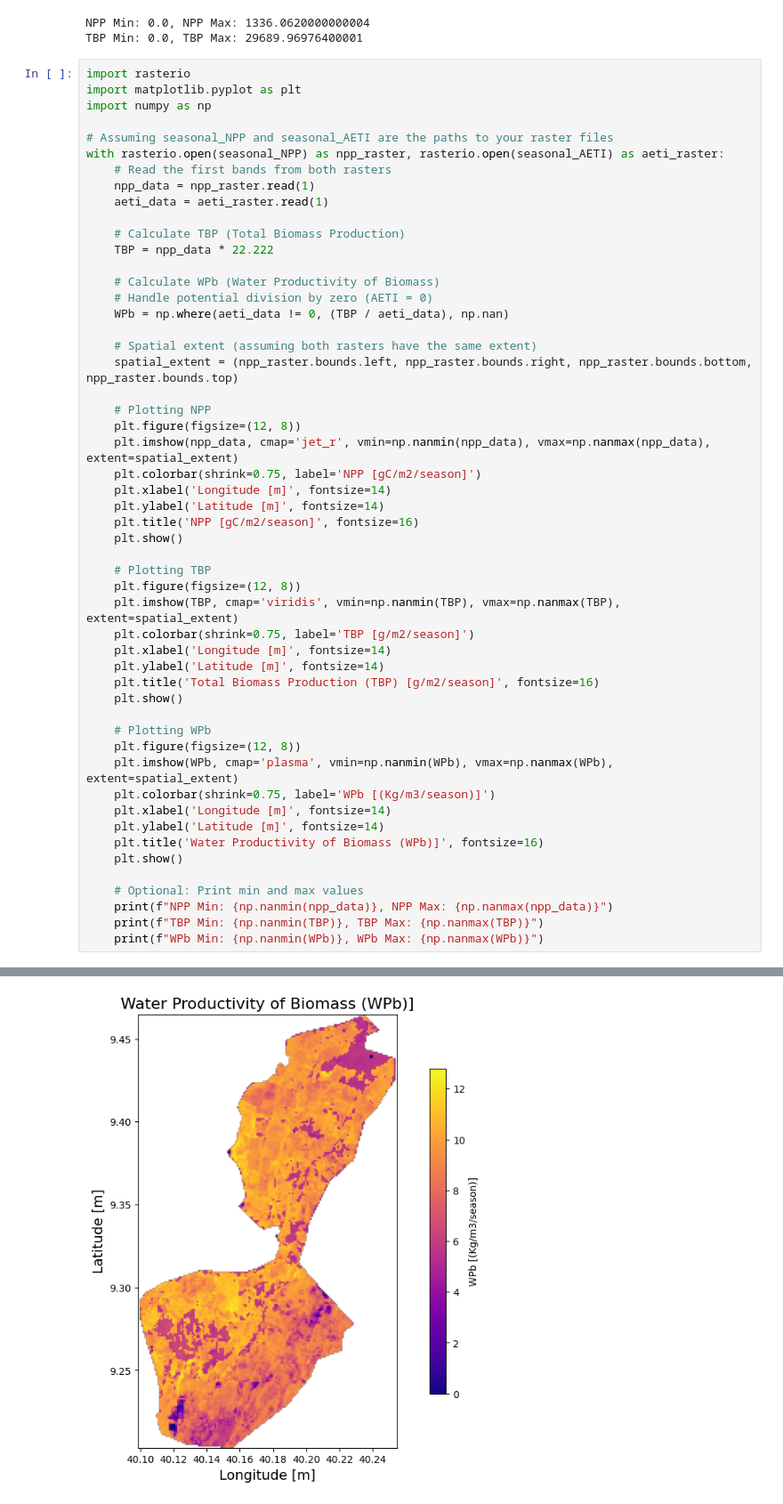
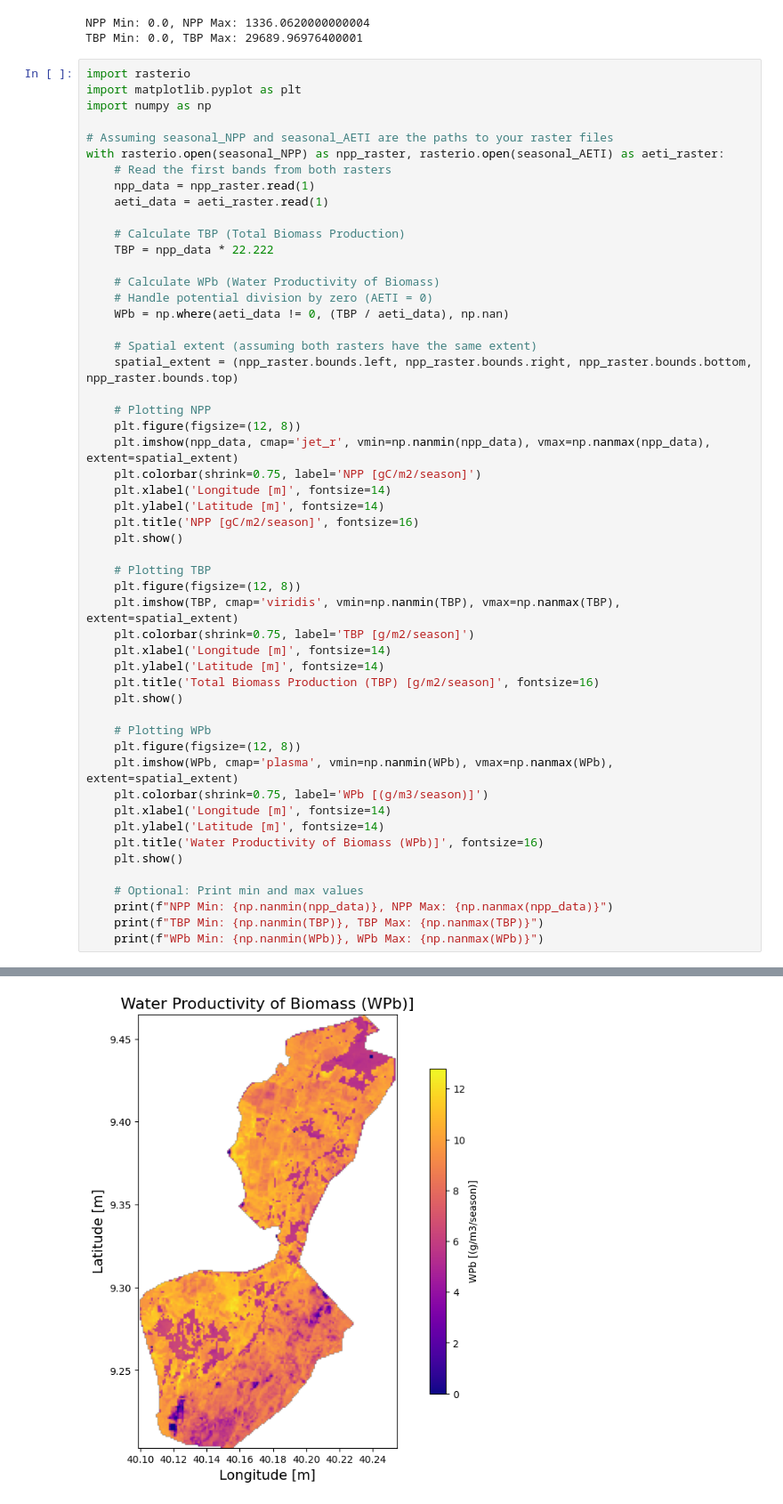
Before and after one commit to wuba2010work/CWP, a Jupyter notebook: Amibara_full_code.ipynb, the cells around one changed output, grey strips where cells are left out. Shown at 89% size. Saved outputs shown, nothing was run; the diff lists cells and outputs as text.

```diff
--- a/Amibara_full_code.ipynb
+++ b/Amibara_full_code.ipynb
@@ -555,35 +555,35 @@ with rasterio.open(seasonal_NPP) as npp_raster, rasterio.open(seasonal_AETI) as
     plt.colorbar(shrink=0.75, label='NPP [gC/m2/season]')
     plt.xlabel('Longitude [m]', fontsize=14)
     plt.ylabel('Latitude [m]', fontsize=14)
     plt.title('NPP [gC/m2/season]', fontsize=16)
     plt.show()
 
     # Plotting TBP
     plt.figure(figsize=(12, 8))
     plt.imshow(TBP, cmap='viridis', vmin=np.nanmin(TBP), vmax=np.nanmax(TBP), extent=spatial_extent)
     plt.colorbar(shrink=0.75, label='TBP [g/m2/season]')
     plt.xlabel('Longitude [m]', fontsize=14)
     plt.ylabel('Latitude [m]', fontsize=14)
     plt.title('Total Biomass Production (TBP) [g/m2/season]', fontsize=16)
     plt.show()
 
     # Plotting WPb
     plt.figure(figsize=(12, 8))
     plt.imshow(WPb, cmap='plasma', vmin=np.nanmin(WPb), vmax=np.nanmax(WPb), extent=spatial_extent)
-    plt.colorbar(shrink=0.75, label='WPb [(Kg/m3/season)]')
+    plt.colorbar(shrink=0.75, label='WPb [(g/m3/season)]')
     plt.xlabel('Longitude [m]', fontsize=14)
     plt.ylabel('Latitude [m]', fontsize=14)
     plt.title('Water Productivity of Biomass (WPb)]', fontsize=16)
     plt.show()
 
     # Optional: Print min and max values
     print(f"NPP Min: {np.nanmin(npp_data)}, NPP Max: {np.nanmax(npp_data)}")
     print(f"TBP Min: {np.nanmin(TBP)}, TBP Max: {np.nanmax(TBP)}")
     print(f"WPb Min: {np.nanmin(WPb)}, WPb Max: {np.nanmax(WPb)}")
 # %% [output]
 [figure]
 [figure]
-[figure, old version]
+[figure, new version]
 NPP Min: 0.0, NPP Max: 1336.0620000000004
 TBP Min: 0.0, TBP Max: 29689.96976400001
 WPb Min: 0.0, WPb Max: 12.791874791710498
```
